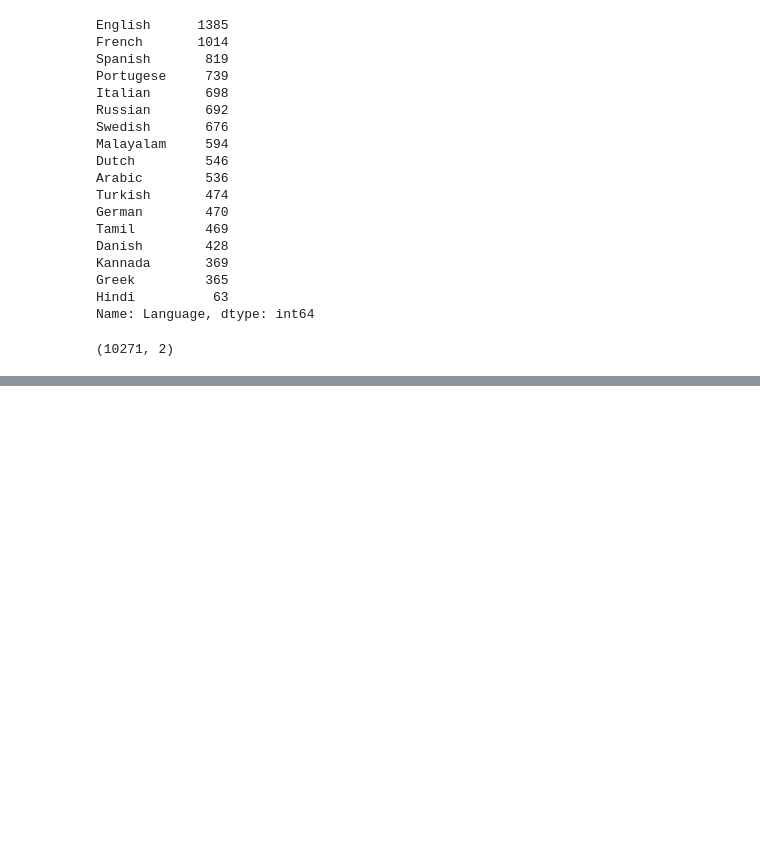
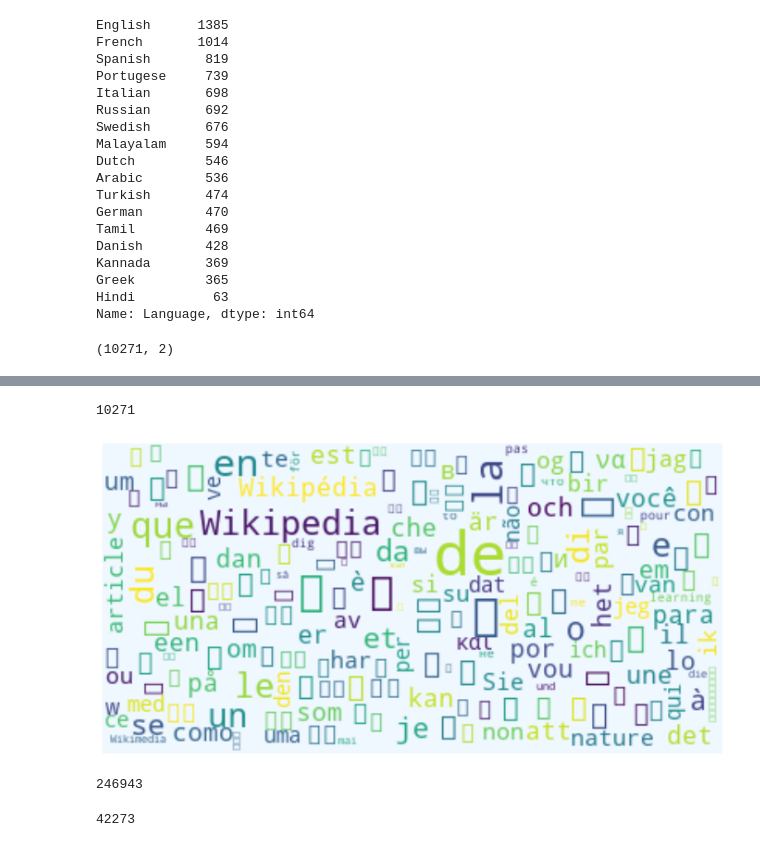
Before and after one commit to Arjun-RY/Language-Identification, a Jupyter notebook: Language_Identification.ipynb, the cells around one changed output, grey strips where cells are left out. Drawn from its saved outputs; the diff is of its cells as text; code cells hidden in the pictures; blank space fills up the shorter version.

```diff
--- a/Language_Identification.ipynb
+++ b/Language_Identification.ipynb
@@ -24,7 +22,6 @@ from sklearn import preprocessing
 from sklearn import model_selection
 from sklearn import feature_extraction
 # %%
-df=pd.read_csv('/content/Language Detection.csv',encoding="ISO-8859-1")
-print(df.shape)
-df.head()
+df=pd.read_csv('/content/Language Detection.csv')
+df
 # %% [output]
@@ -157,0 +174,8 @@ Name: Text, Length: 10271, dtype: object
+# %%
+m=[]
+for z in df['Text']:
+  tokenizer = RegexpTokenizer('\w+')
+  y=tokenizer.tokenize(z)
+  a=' '.join(str(e) for e in y)
+  m.append(a)
+m[:5]
@@ -157,0 +188,30 @@ Name: Text, Length: 10271, dtype: object
+# %%
+len(m)
+# %% [output]
+10271
+# %%
+words=[]
+for sentence in m:
+  tokenizer = RegexpTokenizer('\w+')
+  new_words=tokenizer.tokenize(sentence)
+  for word in new_words:
+    words.append(word)
+words
+
+j = Counter(words)
+wordcloud = WordCloud(
+                background_color ='aliceblue',collocations=False,max_font_size=40).generate(" ".join([(k + ' ') * v for k,v in j.items()]))
+plt.figure(figsize = (12, 12), facecolor = None)
+plt.imshow(wordcloud, interpolation="bilinear")
+plt.axis("off")
+plt.show()
+# %% [output]
+[figure, added]
+# %%
+len(words)
+# %% [output]
+246943
+# %%
+len(j.items())
+# %% [output]
+42273
```
Also changed, not shown: parts of 18 cells of this notebook.
